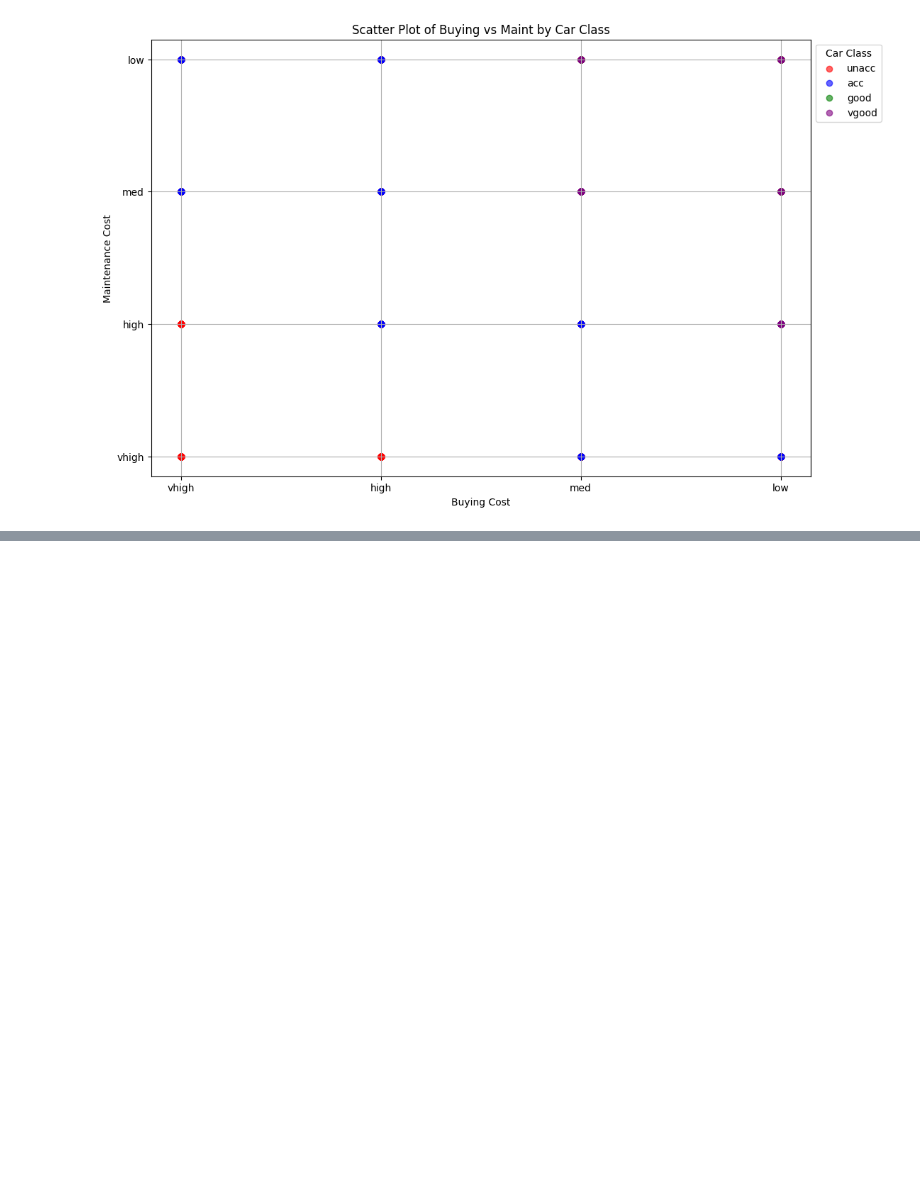
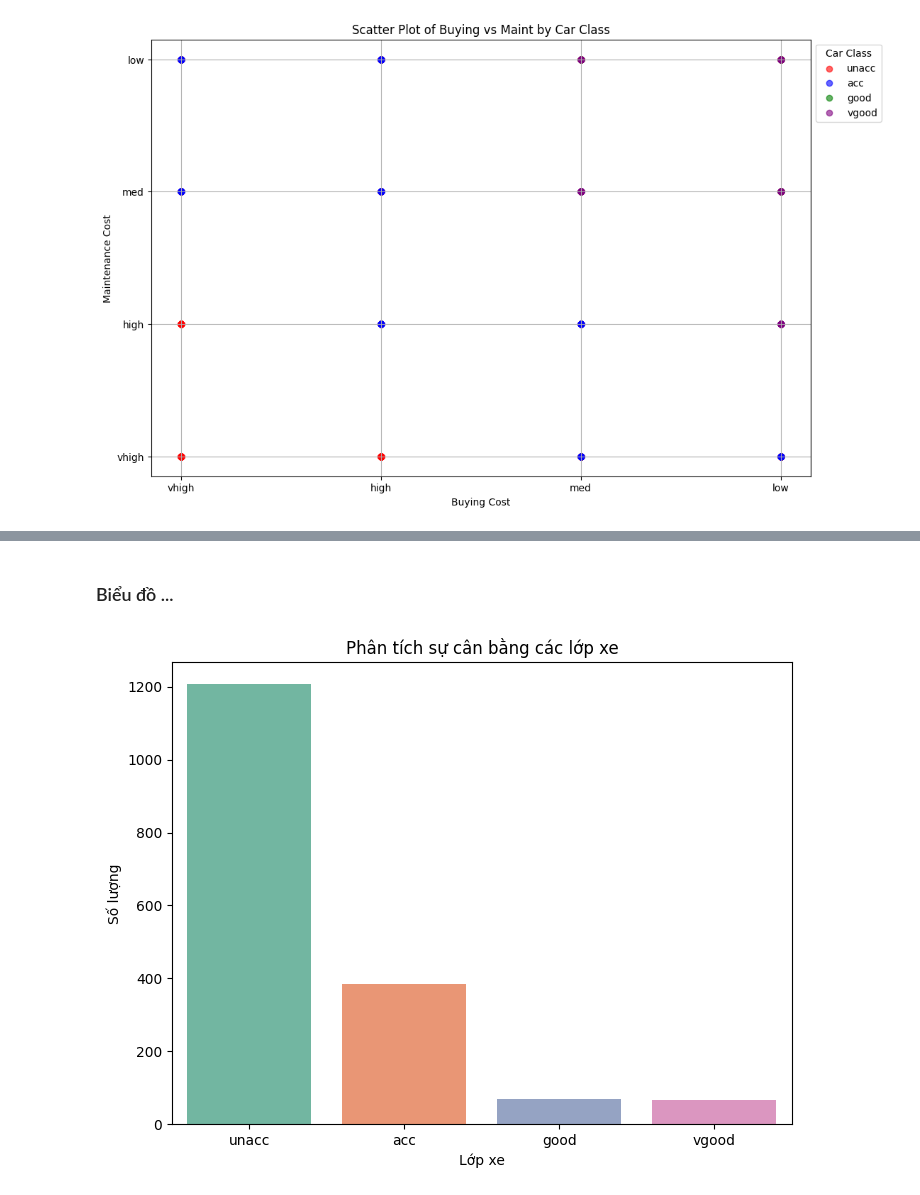
Before and after one commit to thangle253/Project-data-set-Py, a Jupyter notebook: project.ipynb, the cells around one changed output, grey strips where cells are left out. Saved outputs shown, nothing was run; the diff lists cells and outputs as text; code cells hidden in the pictures; blank space fills up the shorter version.

```diff
--- a/project.ipynb
+++ b/project.ipynb
@@ -304,0 +390,13 @@ plt.show()
+# %% [markdown]
+### Biểu đồ ...
+# %%
+# Phân tích sự cân bằng các lớp xe
+plt.figure(figsize=(8, 6))
+class_counts = df['class'].value_counts()
+sns.barplot(x=class_counts.index, y=class_counts.values, palette='Set2')
+plt.title('Phân tích sự cân bằng các lớp xe')
+plt.ylabel('Số lượng')
+plt.xlabel('Lớp xe')
+plt.show()
+# %% [output]
+[figure, added]
```
Also changed, not shown: parts of 25 cells of this notebook, 16 other files.
